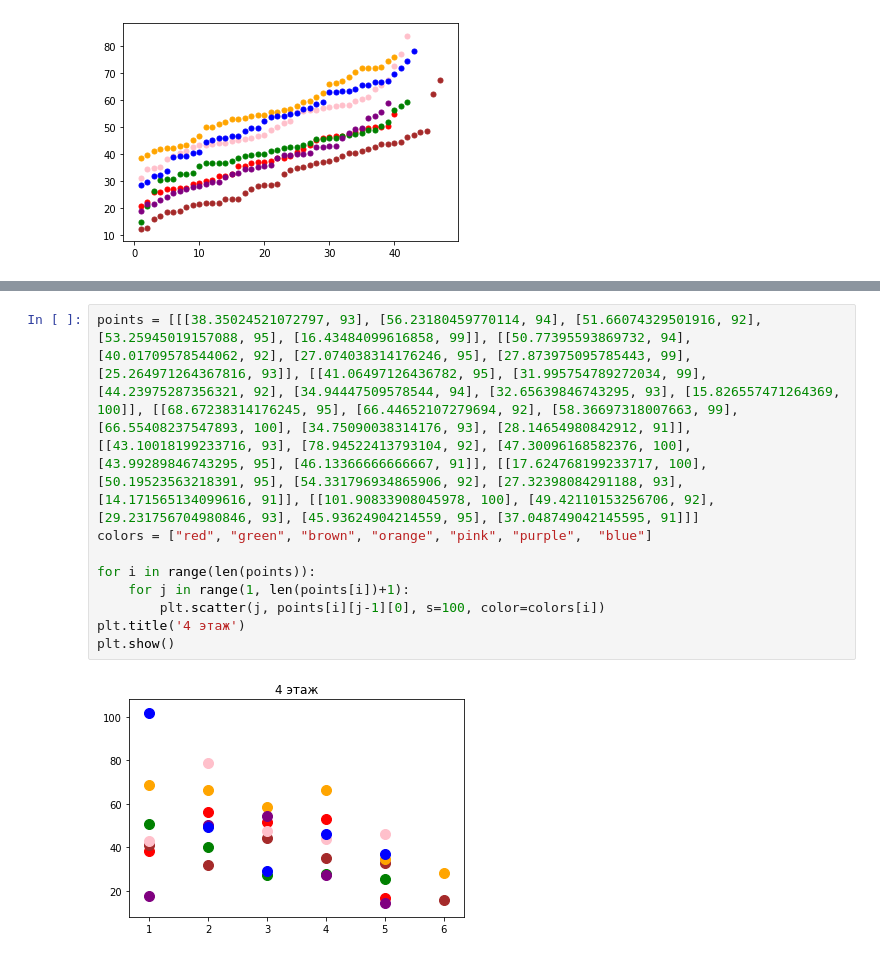
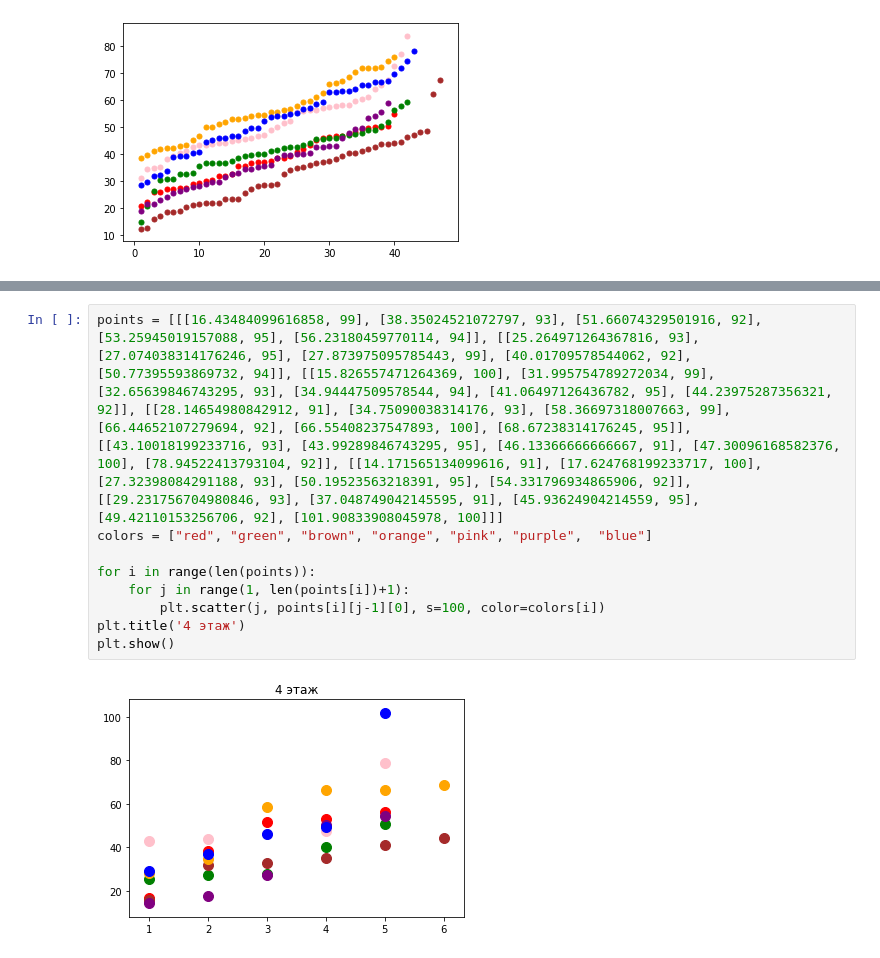
Before and after one commit to anafisa/Warehouse-optimization, a Jupyter notebook: graphics.ipynb, the cells around one changed output, grey strips where cells are left out. Saved outputs shown, nothing was run; the diff lists cells and outputs as text.

Commit message:
upd graphic

```diff
--- a/graphics.ipynb
+++ b/graphics.ipynb
@@ -57,11 +57,11 @@ plt.show()
 # %%
-points = [[[38.35024521072797, 93], [56.23180459770114, 94], [51.66074329501916, 92], [53.25945019157088, 95], [16.43484099616858, 99]], [[50.77395593869732, 94], [40.01709578544062, 92], [27.074038314176246, 95], [27.873975095785443, 99], [25.264971264367816, 93]], [[41.06497126436782, 95], [31.995754789272034, 99], [44.23975287356321, 92], [34.94447509578544, 94], [32.65639846743295, 93], [15.826557471264369, 100]], [[68.67238314176245, 95], [66.44652107279694, 92], [58.36697318007663, 99], [66.55408237547893, 100], [34.75090038314176, 93], [28.14654980842912, 91]], [[43.10018199233716, 93], [78.94522413793104, 92], [47.30096168582376, 100], [43.99289846743295, 95], [46.13366666666667, 91]], [[17.624768199233717, 100], [50.19523563218391, 95], [54.331796934865906, 92], [27.32398084291188, 93], [14.171565134099616, 91]], [[101.90833908045978, 100], [49.42110153256706, 92], [29.231756704980846, 93], [45.93624904214559, 95], [37.048749042145595, 91]]]
+points = [[[16.43484099616858, 99], [38.35024521072797, 93], [51.66074329501916, 92], [53.25945019157088, 95], [56.23180459770114, 94]], [[25.264971264367816, 93], [27.074038314176246, 95], [27.873975095785443, 99], [40.01709578544062, 92], [50.77395593869732, 94]], [[15.826557471264369, 100], [31.995754789272034, 99], [32.65639846743295, 93], [34.94447509578544, 94], [41.06497126436782, 95], [44.23975287356321, 92]], [[28.14654980842912, 91], [34.75090038314176, 93], [58.36697318007663, 99], [66.44652107279694, 92], [66.55408237547893, 100], [68.67238314176245, 95]], [[43.10018199233716, 93], [43.99289846743295, 95], [46.13366666666667, 91], [47.30096168582376, 100], [78.94522413793104, 92]], [[14.171565134099616, 91], [17.624768199233717, 100], [27.32398084291188, 93], [50.19523563218391, 95], [54.331796934865906, 92]], [[29.231756704980846, 93], [37.048749042145595, 91], [45.93624904214559, 95], [49.42110153256706, 92], [101.90833908045978, 100]]]
 colors = ["red", "green", "brown", "orange", "pink", "purple",  "blue"]
 
 for i in range(len(points)):
     for j in range(1, len(points[i])+1):
         plt.scatter(j, points[i][j-1][0], s=100, color=colors[i])
 plt.title('4 этаж')
 plt.show()
 # %% [output]
-[figure, old version]
+[figure, new version]
```
Also changed, not shown: parts of 10 cells of this notebook.
